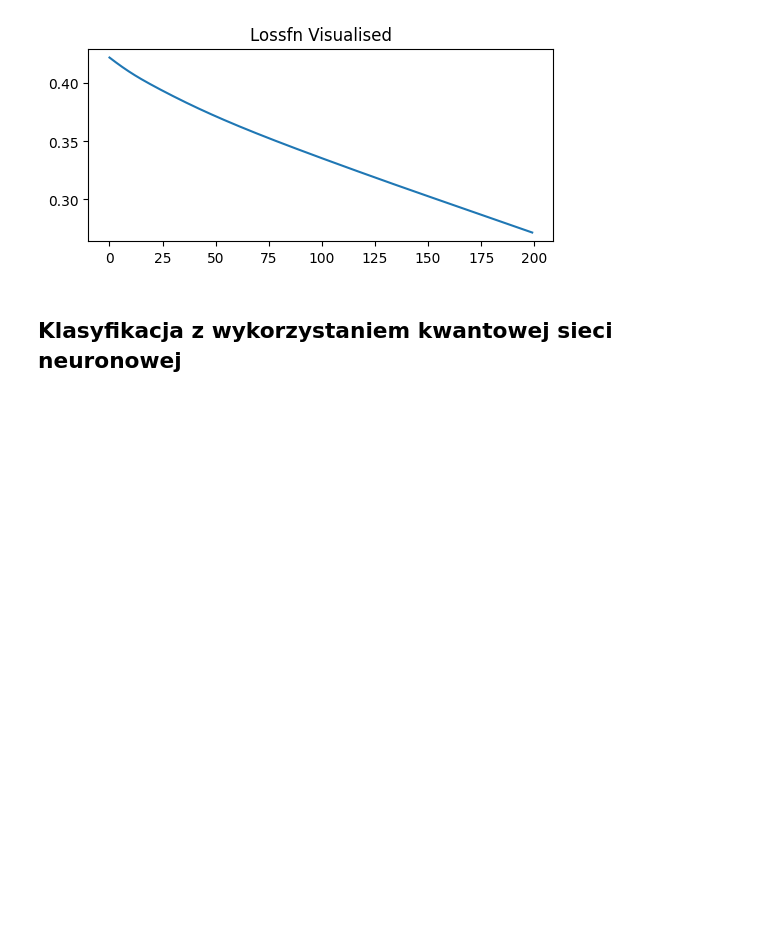
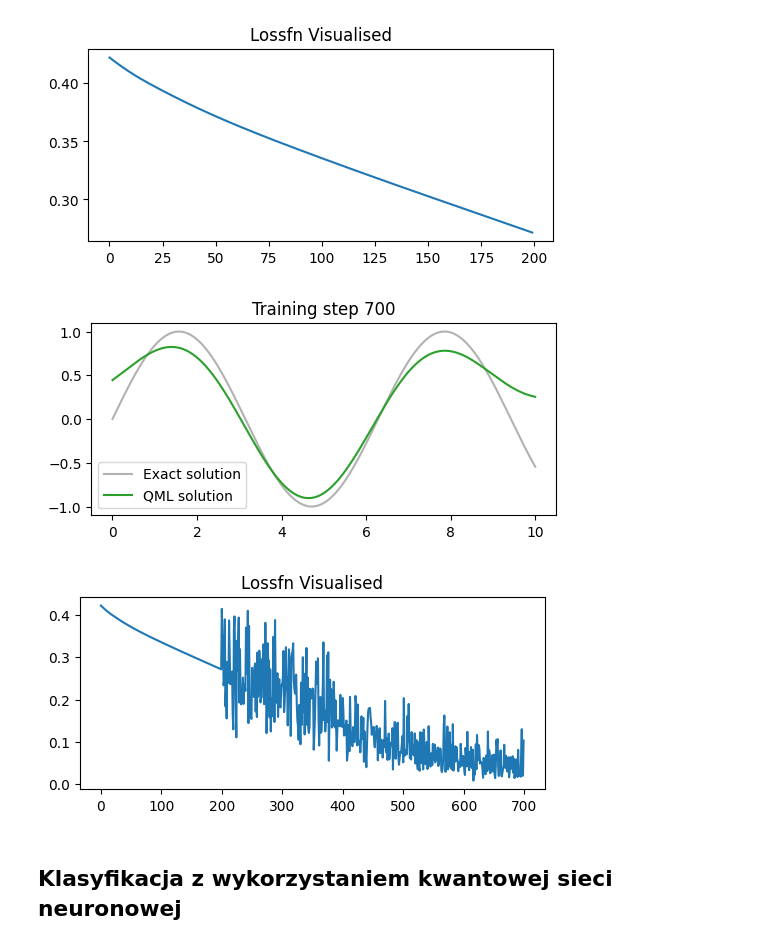
Before and after one commit to sebkaz-teaching/qml2024, a Jupyter notebook: labs/cw1.ipynb, the cells around one changed output. Saved outputs shown, nothing was run; the diff lists cells and outputs as text; code cells hidden in the pictures; blank space fills up the shorter version.

```diff
--- a/labs/cw1.ipynb
+++ b/labs/cw1.ipynb
@@ -152,10 +149,32 @@ from IPython.display import clear_output
 learning_rate=1e-3
 optimiser = torch.optim.Adam(reg_qmodel.parameters(), lr=learning_rate)
 
-train(x_train, y_train, reg_qmodel, optimiser, 200, mse, callback)
+train(X_cont, y_cont_noise, reg_qmodel, optimiser, 200, mse, callback)
 # %% [output]
 [figure]
 [figure]
+# %%
+
+batches = torch.utils.data.DataLoader(
+    list(zip(X_cont, y_cont_noise)), batch_size=10, shuffle=True, drop_last=True
+)
+# %%
+def train_batch(data_loader, model, optimiser, iteration, lossfn, callback = None):
+    """ Dodatkowa funkcja pozwalająca wykonać trenowanie naszej sieci neuronowej"""
+    for i in range(iteration):
+        for X, Y in data_loader:
+            optimiser.zero_grad()
+            prediction = model(X)
+            loss = lossfn(Y, prediction)
+            loss.backward()
+            optimiser.step()
+            if callback is not None:
+                callback(model, loss)
+# %%
+train_batch(batches, reg_qmodel, optimiser, 10, mse, callback)
+# %% [output]
+[figure, added]
+[figure, added]
 # %% [markdown]
 ## Klasyfikacja z wykorzystaniem kwantowej sieci neuronowej
 # %%
```
Also changed, not shown: parts of 5 cells of this notebook, 6 other files.
